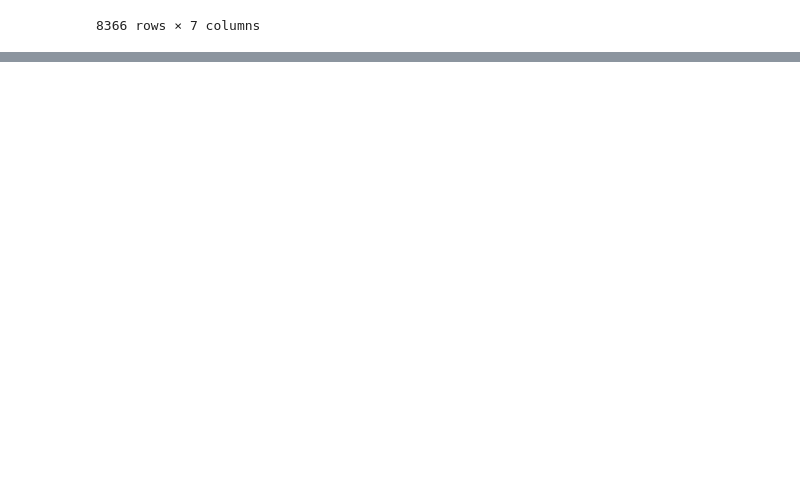
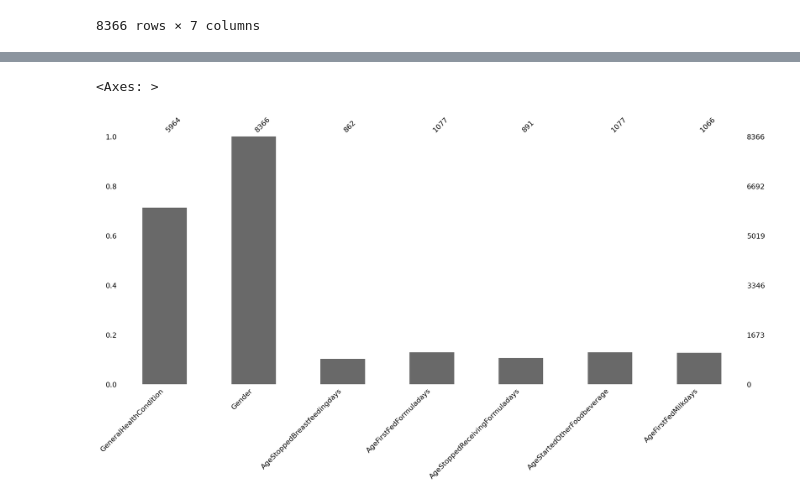
Before and after one commit to cesarmayta/BOOTCAMP_DSG1, a Jupyter notebook: dia1/03_exploracion_faltantes.ipynb, the cells around one changed output, grey strips where cells are left out. Saved outputs shown, nothing was run; the diff lists cells and outputs as text; code cells hidden in the pictures; blank space fills up the shorter version.

```diff
--- a/dia1/03_exploracion_faltantes.ipynb
+++ b/dia1/03_exploracion_faltantes.ipynb
@@ -178,0 +192,5 @@ nhanes_df.missing.sort_variables_by_missingness()
+# %%
+missingno.bar(df = nhanes_df)
+# %% [output]
+<Axes: >
+[figure, added]
```
Also changed, not shown: parts of 6 cells of this notebook.
